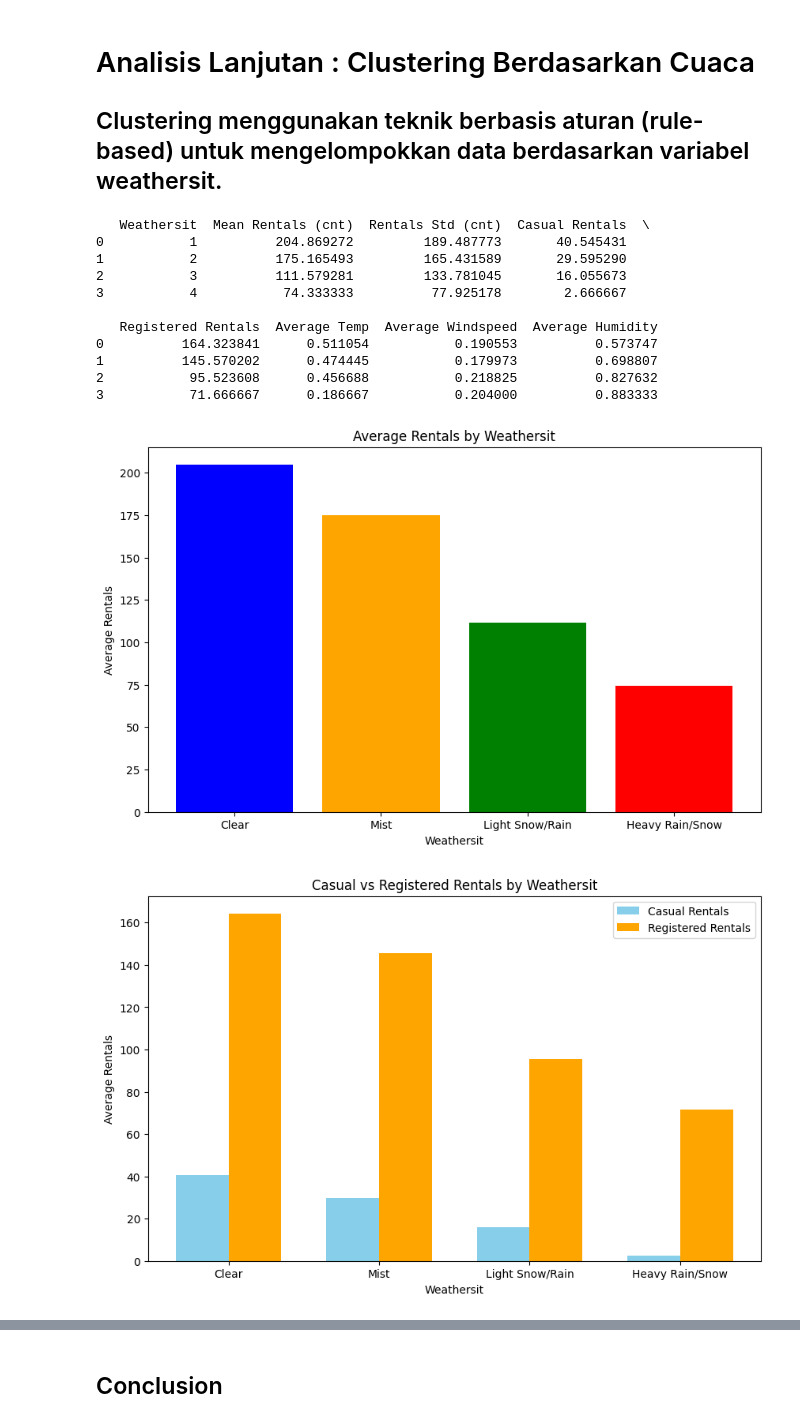
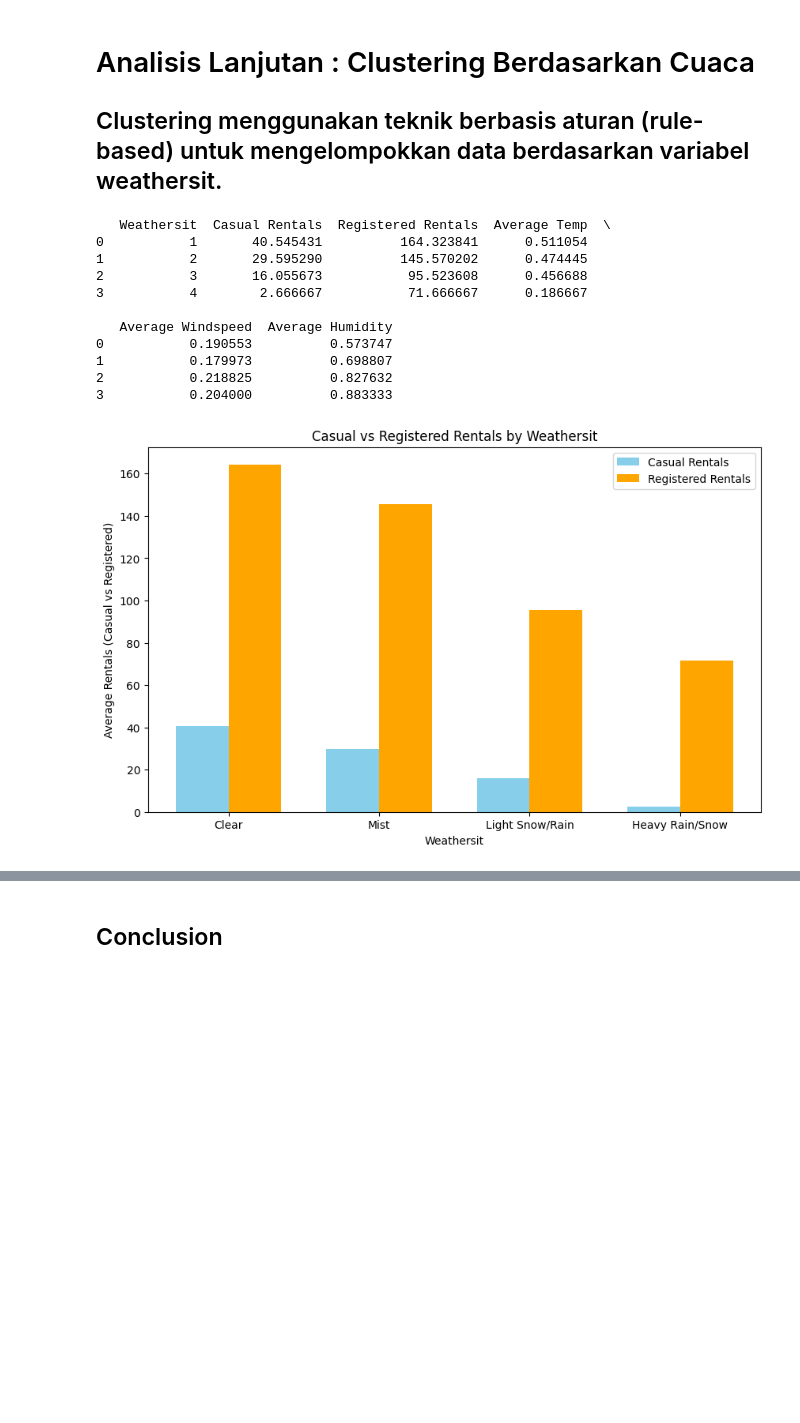
Before and after one commit to esnanta/data-analysis, a Jupyter notebook: bike-sharing/bike_sharing_data_analysis.ipynb, the cells around one changed output, grey strips where cells are left out. Cells and saved outputs as stored; diff of their text form; code cells hidden in the pictures; blank space fills up the shorter version.

```diff
--- a/bike-sharing/bike_sharing_data_analysis.ipynb
+++ b/bike-sharing/bike_sharing_data_analysis.ipynb
@@ -755,58 +813,46 @@ Name: count, dtype: int64
 # %%
 # Group data by weathersit
 weathersit_clusters = df_hour_data.groupby('weathersit').agg({
-    'cnt': ['mean', 'std'],       # Rata-rata dan standar deviasi penyewaan
     'casual': 'mean',             # Rata-rata penyewaan casual
     'registered': 'mean',         # Rata-rata penyewaan terdaftar
     'temp': 'mean',               # Suhu rata-rata
     'windspeed': 'mean',          # Kecepatan angin rata-rata
     'hum': 'mean',                # Kelembapan rata-rata
 }).reset_index()
 
 # Rename columns for better readability
 weathersit_clusters.columns = [
-    'Weathersit', 'Mean Rentals (cnt)', 'Rentals Std (cnt)',
-    'Casual Rentals', 'Registered Rentals',
+    'Weathersit', 'Casual Rentals', 'Registered Rentals',
     'Average Temp', 'Average Windspeed', 'Average Humidity'
 ]
 
 # Display clustered data
 print(weathersit_clusters)
-
-# Visualization: Bar plot for average rentals across different weathersit
-plt.figure(figsize=(10, 6))
-plt.bar(weathersit_clusters['Weathersit'], weathersit_clusters['Mean Rentals (cnt)'], color=['blue', 'orange', 'green', 'red'])
-plt.xlabel('Weathersit')
-plt.ylabel('Average Rentals')
-plt.title('Average Rentals by Weathersit')
-plt.xticks(ticks=weathersit_clusters['Weathersit'], labels=['Clear', 'Mist', 'Light Snow/Rain', 'Heavy Rain/Snow'])
-plt.show()
 
 # Visualization: Comparing registered and casual rentals across weathersit
 plt.figure(figsize=(10, 6))
 bar_width = 0.35
 index = weathersit_clusters['Weathersit']
 
 plt.bar(index - bar_width/2, weathersit_clusters['Casual Rentals'], bar_width, label='Casual Rentals', color='skyblue')
 plt.bar(index + bar_width/2, weathersit_clusters['Registered Rentals'], bar_width, label='Registered Rentals', color='orange')
 
 plt.xlabel('Weathersit')
-plt.ylabel('Average Rentals')
+plt.ylabel('Average Rentals (Casual vs Registered)')
 plt.title('Casual vs Registered Rentals by Weathersit')
 plt.xticks(ticks=weathersit_clusters['Weathersit'], labels=['Clear', 'Mist', 'Light Snow/Rain', 'Heavy Rain/Snow'])
 plt.legend()
 plt.show()
 # %% [output]
-   Weathersit  Mean Rentals (cnt)  Rentals Std (cnt)  Casual Rentals  \
-0           1          204.869272         189.487773       40.545431
-1           2          175.165493         165.431589       29.595290
-2           3          111.579281         133.781045       16.055673
-3           4           74.333333          77.925178        2.666667
+   Weathersit  Casual Rentals  Registered Rentals  Average Temp  \
+0           1       40.545431          164.323841      0.511054
+1           2       29.595290          145.570202      0.474445
+2           3       16.055673           95.523608      0.456688
+3           4        2.666667           71.666667      0.186667
 
-   Registered Rentals  Average Temp  Average Windspeed  Average Humidity
-0          164.323841      0.511054           0.190553          0.573747
-1          145.570202      0.474445           0.179973          0.698807
-2           95.523608      0.456688           0.218825          0.827632
-3           71.666667      0.186667           0.204000          0.883333
+   Average Windspeed  Average Humidity
+0           0.190553          0.573747
+1           0.179973          0.698807
+2           0.218825          0.827632
+3           0.204000          0.883333
-[figure, old version]
+[figure, new version]
-[figure, removed]
```
Also changed, not shown: parts of 24 cells of this notebook, 1 other file.
